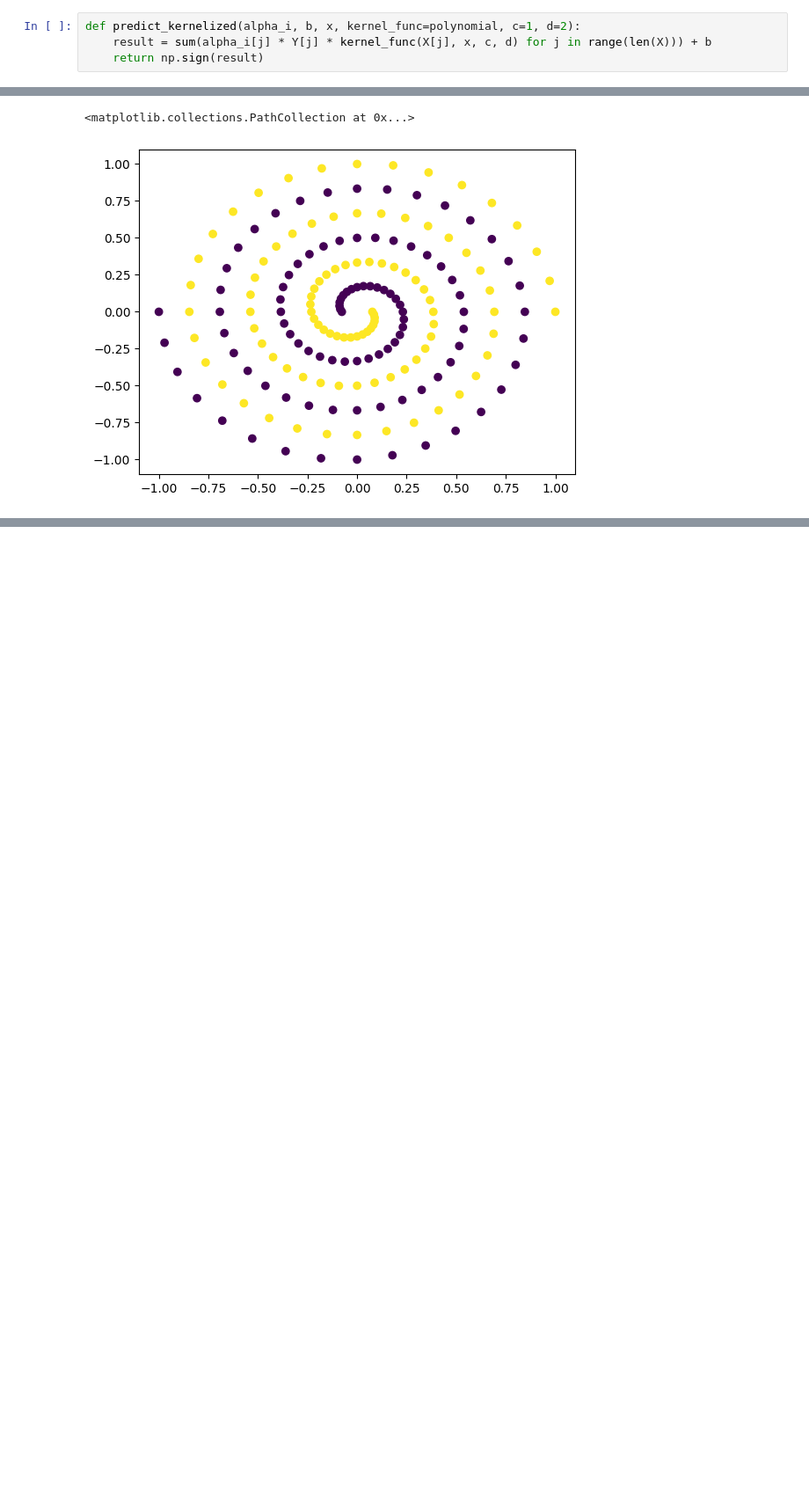
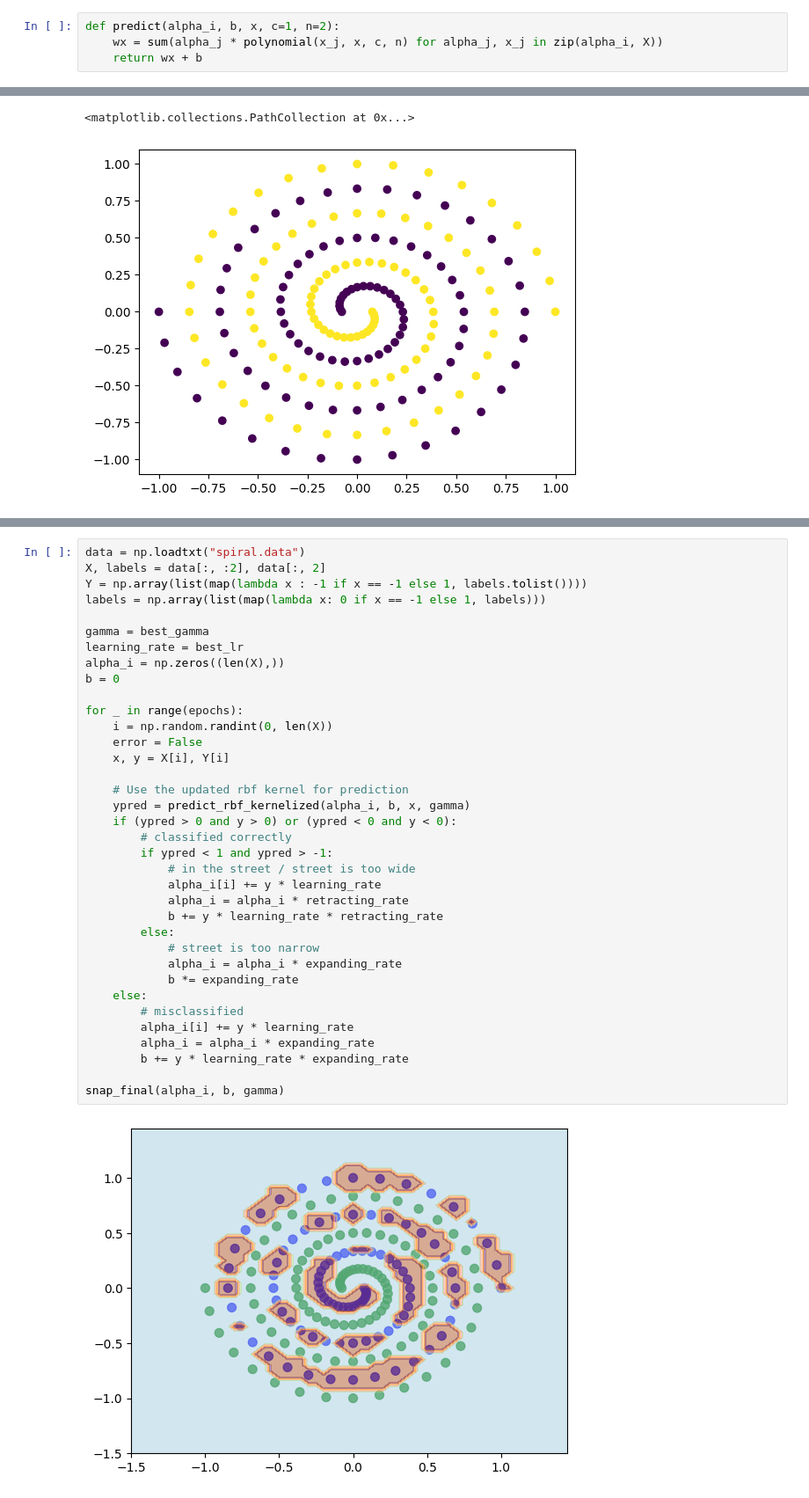
Before and after one commit to markyx316/Data-Science-Fundamentals, a Jupyter notebook: lecture_16/worksheet_16.ipynb, the cells around one changed output, grey strips where cells are left out. Shown at 88% size. Saved outputs shown, nothing was run; the diff lists cells and outputs as text; blank space fills up the shorter version.

```diff
--- a/lecture_16/worksheet_16.ipynb
+++ b/lecture_16/worksheet_16.ipynb
@@ -110,6 +120,6 @@ def polynomial(x_i, x_j, c, n):
 # %%
-def predict_kernelized(alpha_i, b, x, kernel_func=polynomial, c=1, d=2):
-    result = sum(alpha_i[j] * Y[j] * kernel_func(X[j], x, c, d) for j in range(len(X))) + b
-    return np.sign(result)
+def predict(alpha_i, b, x, c=1, n=2):
+    wx = sum(alpha_j * polynomial(x_j, x, c, n) for alpha_j, x_j in zip(alpha_i, X))
+    return wx + b
 # %% [markdown]
 #### Test Out On a Non-Linearly-Separable Dataset:
@@ -449,0 +350,38 @@ plot_decision_boundary(grid_search.best_estimator_, x_scaled, y, "SVM with RBF K
+# %%
+data = np.loadtxt("spiral.data")
+X, labels = data[:, :2], data[:, 2]
+Y = np.array(list(map(lambda x : -1 if x == -1 else 1, labels.tolist())))
+labels = np.array(list(map(lambda x: 0 if x == -1 else 1, labels)))
+
+gamma = best_gamma
+learning_rate = best_lr
+alpha_i = np.zeros((len(X),))
+b = 0
+
+for _ in range(epochs):
+    i = np.random.randint(0, len(X))
+    error = False
+    x, y = X[i], Y[i]
+
+    # Use the updated rbf kernel for prediction
+    ypred = predict_rbf_kernelized(alpha_i, b, x, gamma)
+    if (ypred > 0 and y > 0) or (ypred < 0 and y < 0):
+        # classified correctly
+        if ypred < 1 and ypred > -1:
+            # in the street / street is too wide
+            alpha_i[i] += y * learning_rate
+            alpha_i = alpha_i * retracting_rate
+            b += y * learning_rate * retracting_rate
+        else:
+            # street is too narrow
+            alpha_i = alpha_i * expanding_rate
+            b *= expanding_rate
+    else:
+        # misclassified
+        alpha_i[i] += y * learning_rate
+        alpha_i = alpha_i * expanding_rate
+        b += y * learning_rate * expanding_rate
+
+snap_final(alpha_i, b, gamma)
+# %% [output]
+[figure, added]
```
Also changed, not shown: parts of 17 cells of this notebook, 8 other files.
